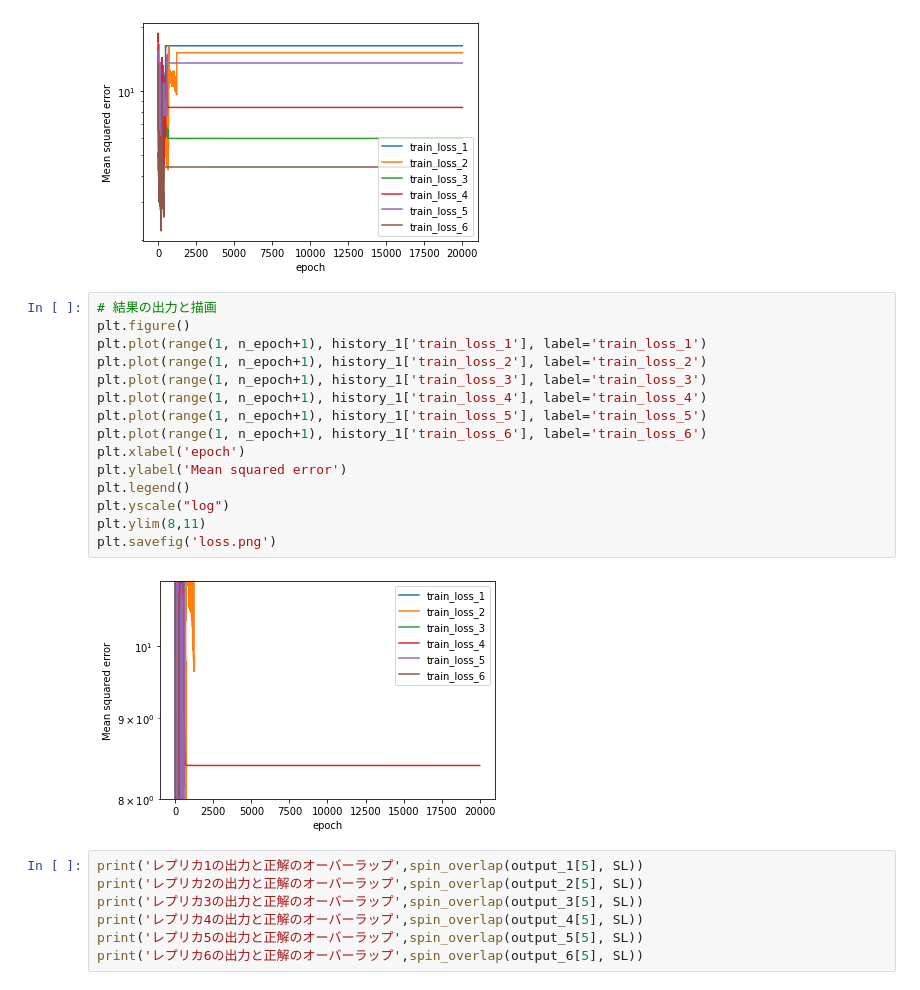
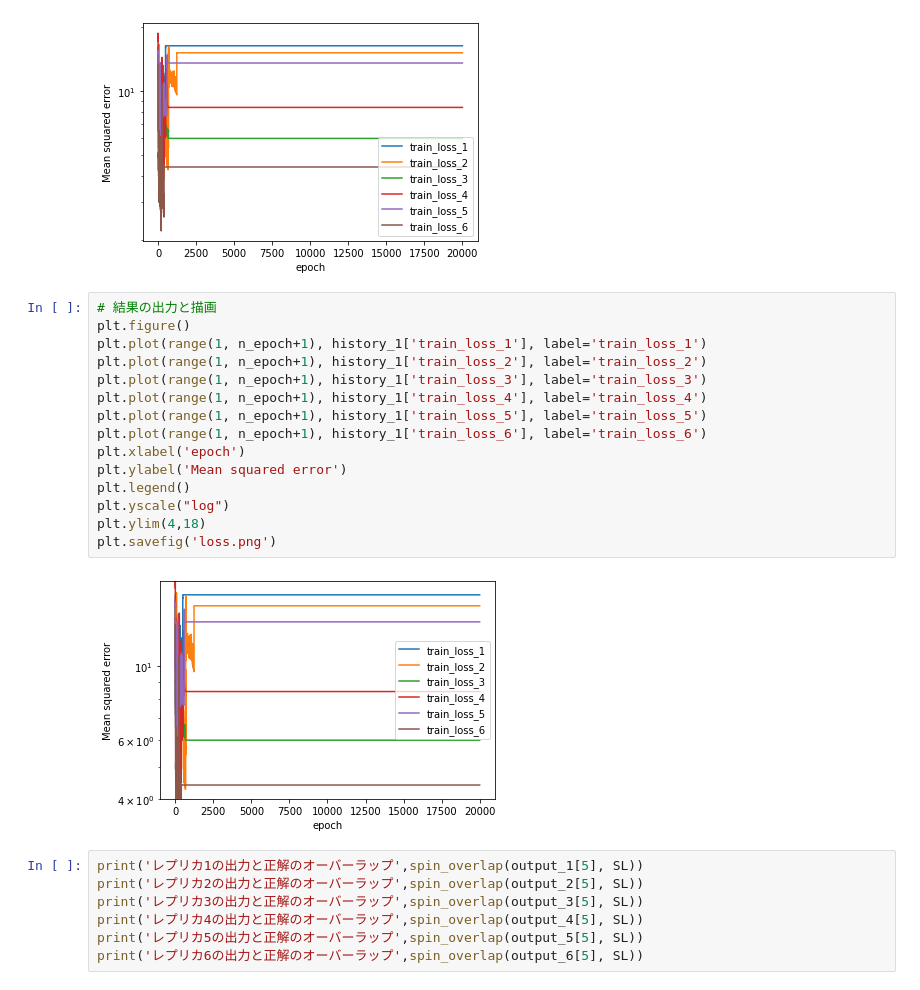
Before and after one commit to tumblingdice512/deep-learning-from-scratch, a Jupyter notebook: model5_3.ipynb, the cells around one changed output. Saved outputs shown, nothing was run; the diff lists cells and outputs as text.

```diff
--- a/model5_3.ipynb
+++ b/model5_3.ipynb
@@ -517,20 +517,20 @@ plt.savefig('loss.png')
 # %%
 # 結果の出力と描画
 plt.figure()
 plt.plot(range(1, n_epoch+1), history_1['train_loss_1'], label='train_loss_1')
 plt.plot(range(1, n_epoch+1), history_1['train_loss_2'], label='train_loss_2')
 plt.plot(range(1, n_epoch+1), history_1['train_loss_3'], label='train_loss_3')
 plt.plot(range(1, n_epoch+1), history_1['train_loss_4'], label='train_loss_4')
 plt.plot(range(1, n_epoch+1), history_1['train_loss_5'], label='train_loss_5')
 plt.plot(range(1, n_epoch+1), history_1['train_loss_6'], label='train_loss_6')
 plt.xlabel('epoch')
 plt.ylabel('Mean squared error')
 plt.legend()
 plt.yscale("log")
-plt.ylim(8,11)
+plt.ylim(4,18)
 plt.savefig('loss.png')
 # %% [output]
-[figure, old version]
+[figure, new version]
 # %%
 print('レプリカ1の出力と正解のオーバーラップ',spin_overlap(output_1[5], SL))
 print('レプリカ2の出力と正解のオーバーラップ',spin_overlap(output_2[5], SL))
```
